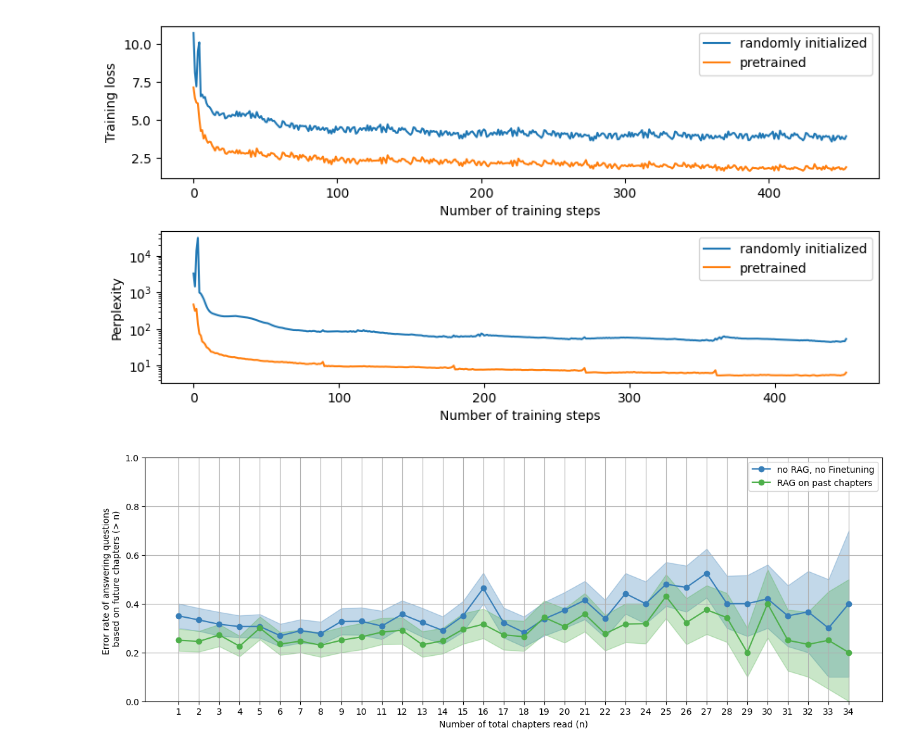
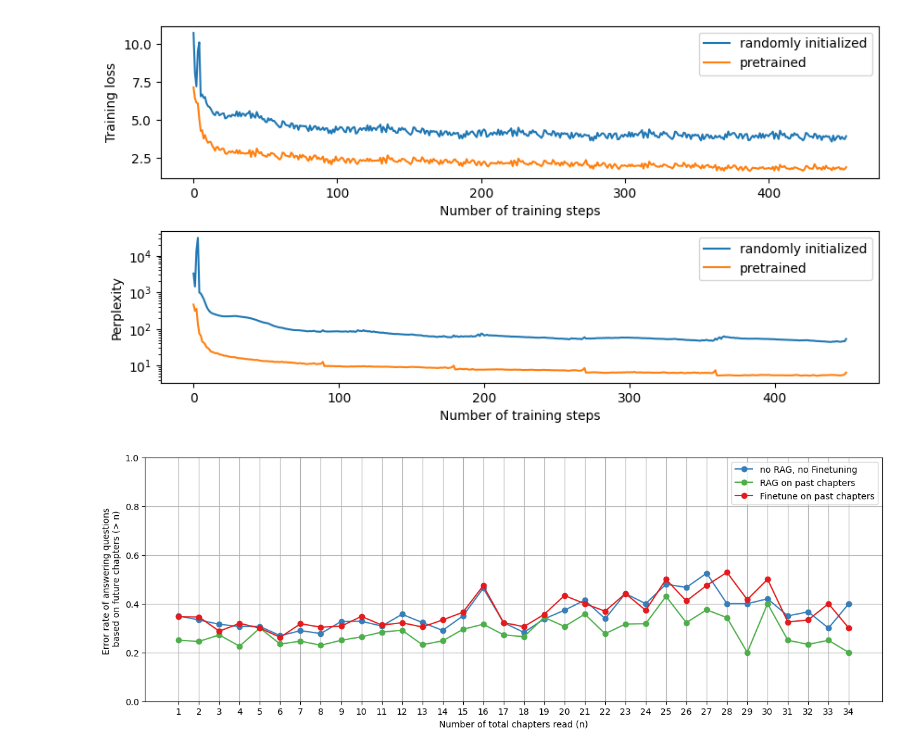
Before and after one commit to Laknath1996/RAG-exps, a Jupyter notebook: src/nb_figures.ipynb, the cells around one changed output. Saved outputs shown, nothing was run; the diff lists cells and outputs as text; code cells hidden in the pictures.

```diff
--- a/src/nb_figures.ipynb
+++ b/src/nb_figures.ipynb
@@ -142,34 +142,34 @@ def get_errors(t, truths, preds, T):
 # %%
 fig, ax = plt.subplots(1, 1, figsize=(15, 5))
 
 # set the number of chapters
 T = 35
 
 t, k, truths, preds = get_results('vanilla')
 color = '#377eb8'
 perr, perr_lower, perr_upper = get_errors(t, truths, preds, T)
 ax.plot(range(1, T), perr, color=color, label='no RAG, no Finetuning', marker='o')
-ax.fill_between(range(1, T), perr_lower, perr_upper, alpha=0.3, color=color)
+# ax.fill_between(range(1, T), perr_lower, perr_upper, alpha=0.3, color=color)
 
 t, k, truths, preds = get_results('rag')
 color = '#4daf4a'
 perr, perr_lower, perr_upper = get_errors(t, truths, preds, T)
 ax.plot(range(1, T), perr, color=color, label='RAG on past chapters', marker='o')
-ax.fill_between(range(1, T), perr_lower, perr_upper, alpha=0.3, color=color)
+# ax.fill_between(range(1, T), perr_lower, perr_upper, alpha=0.3, color=color)
 
-# t, k, truths, preds = get_results('hp2/ft')
-# color = '#e41a1c'
-# perr, perr_lower, perr_upper = get_errors(t, truths, preds, T)
-# ax.plot(range(1, T), perr, color=color, label='Finetune on past chapters', marker='o')
+t, k, truths, preds = get_results('ft_5')
+color = '#e41a1c'
+perr, perr_lower, perr_upper = get_errors(t, truths, preds, T)
+ax.plot(range(1, T), perr, color=color, label='Finetune on past chapters', marker='o')
 # ax.fill_between(range(1, T), perr_lower, perr_upper, alpha=0.3, color=color)
 
 
 ax.set_xticks(range(1, T))
 ax.set_ylabel("Error rate of answering questions \n based on future chapters (> n)")
 ax.set_xlabel("Number of total chapters read (n)")
 ax.set_ylim([0, 1])
 ax.legend()
 ax.grid()
 plt.show()
 # %% [output]
-[figure, old version]
+[figure, new version]
```
Also changed, not shown: 6 other files.
